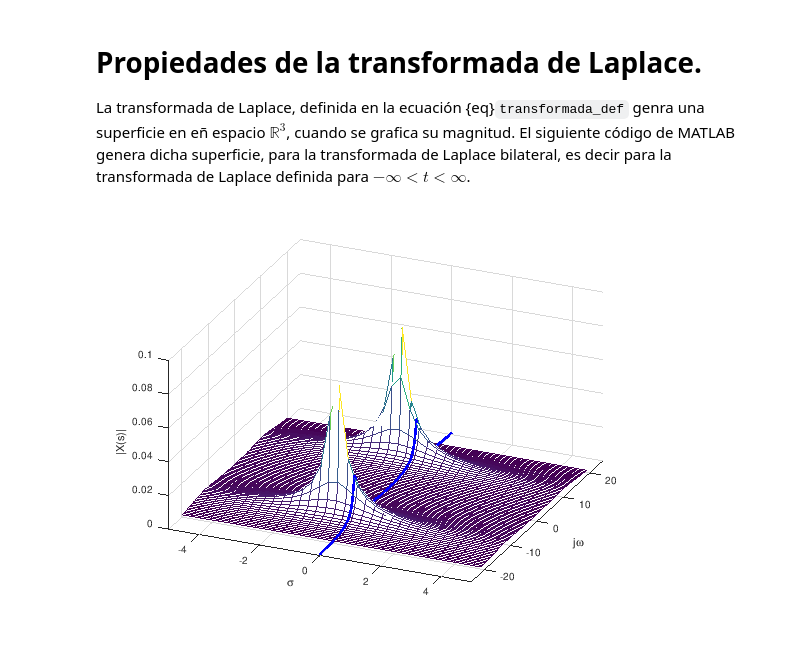
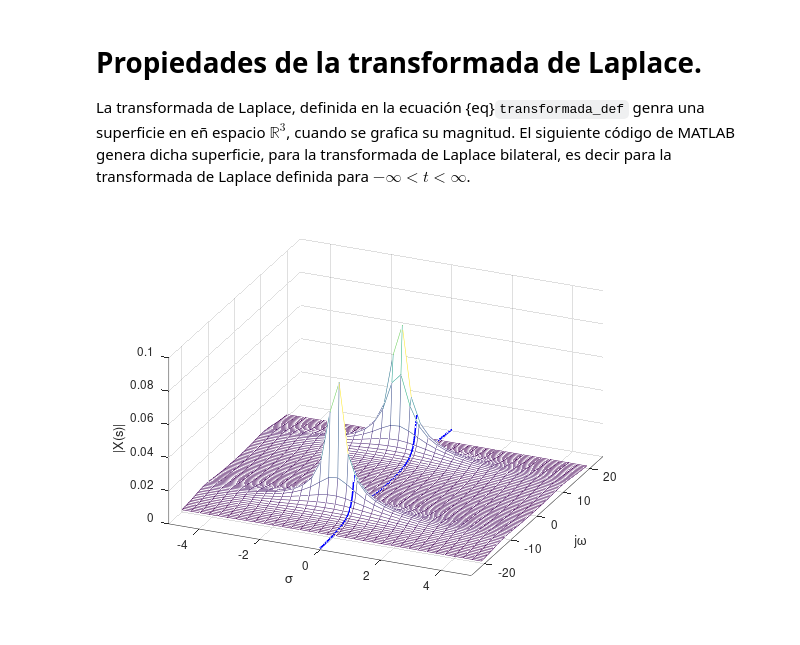
Before and after one commit to LuisGerardo2204/senales_sistemas, a Jupyter notebook: _build/jupyter_execute/Propiedades_transf.ipynb, the cells around one changed output. Saved outputs shown, nothing was run; the diff lists cells and outputs as text; code cells hidden in the pictures.

```diff
--- a/_build/jupyter_execute/Propiedades_transf.ipynb
+++ b/_build/jupyter_execute/Propiedades_transf.ipynb
@@ -7,35 +7,35 @@ La transformada de Laplace, definida  en la ecuación {eq}`transformada_def` gen
 clear
 close all
 
 [s_real,s_imaginaria] = meshgrid([-5:0.3:5],[-20:0.5:20]);
 s = s_real+j*s_imaginaria; %Definición de la variable compleja s=real+imaginaria
 Xs = @(s) (1)./(2.5*s.^2+3*s+350);  % Transformada de Laplace de la salida de un sistema
 MagXs = abs(Xs(s));
 
 % Se define un rango de frecuencias de interés.
 omega = [-25:0.1:25];
 tr = j*omega;
 % Se produce una retícula para generar la superficie
 %shading interp;
 %colormap copper;
 m1 = mesh(s_real,s_imaginaria,MagXs);
 hold on;
 % Se superpone la curva de magnitud de X(s)
 %  usando el comando plot3().
 m2 = plot3(real(tr),imag(tr),abs(Xs(tr)),'b','LineWidth',1.5);
 set(gcf,'Visible','on')
 hold off;
 axis([-5,5,-25,25]);
 % Se especifican los rótulos para los ejes x,y y z.
 xlabel('\sigma');
 ylabel('j\omega');
 zlabel('|X(s)|');
 % Se especifica un ángulo de mejor visualización.
 view(gca,[23.5,38]);
-%set(gca,'fontsize',20);
+set(gca,'fontsize',20);
 %set(gca,'fontname','Times New Roman','FontWeight','Bold');
 # %% [output]
-[figure, old version]
+[figure, new version]
 # %% [markdown]
 Como es claro en la gráfica anterior, la variable compleja $s$ tiene un caso particular cuando la parte real de $s$ es identicamente cero, es ese caso, la transformada de Laplace se convierte en la transformada de Fourier. Algunas propiedades interesantes de la transformada de Laplace se presentan a continuación:
 
```
Also changed, not shown: parts of 1 cell of this notebook, 52 other files.
